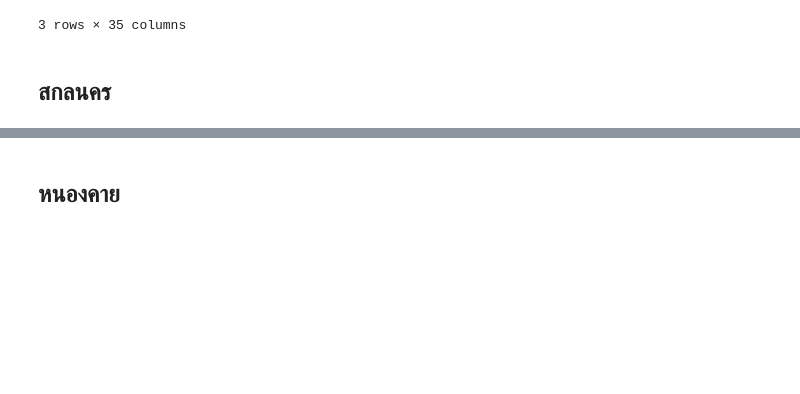
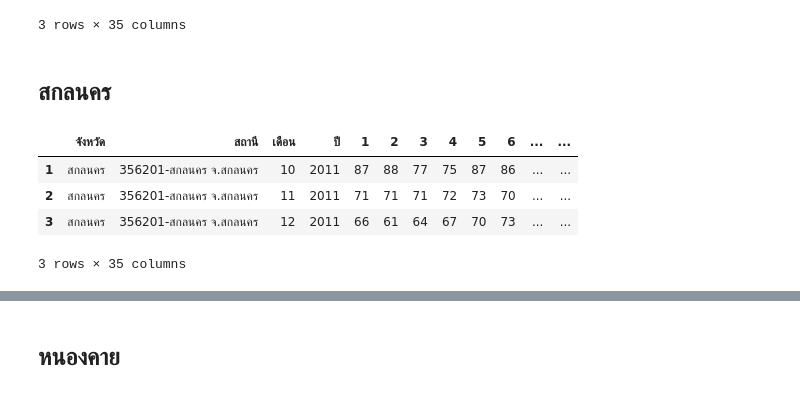
Before and after one commit to jirapat-tho/bsc_dpdm22, a Jupyter notebook: Quiz.ipynb, the cells around one changed output, grey strips where cells are left out. Drawn from its saved outputs; the diff is of its cells as text; code cells hidden in the pictures; blank space fills up the shorter version.

```diff
--- a/Quiz.ipynb
+++ b/Quiz.ipynb
@@ -167,8 +168,15 @@ humidity_skn.columns.values[3:34] =['1','2','3','4','5','6','7','8','9','10','11
 # %%
 humidity_skn['จังหวัด'] = 'สกลนคร'
 # %%
-humidity_skn['เดือน'] =humidity_lei['เดือน/ปี'].dt.month
+humidity_skn['เดือน'] =humidity_skn['เดือน/ปี'].dt.month
 # %%
-humidity_skn['ปี'] = humidity_lei['เดือน/ปี'].dt.year
+humidity_skn['ปี'] = humidity_skn['เดือน/ปี'].dt.year
 # %%
 hum_skn = humidity_skn[['จังหวัด','สถานี','เดือน','ปี','1','2','3','4','5','6','7','8','9','10','11','12','13','14','15','16','17','18','19','20','21','22','23','24','25','26','27','28','29','30','31']]
+hum_skn.head(3)
+# %% [output]
+|  | จังหวัด | สถานี | เดือน | ปี | 1 | 2 | 3 | 4 | 5 | 6 | ... | ... |
+| 1 | สกลนคร | 356201-สกลนคร จ.สกลนคร | 10 | 2011 | 87 | 88 | 77 | 75 | 87 | 86 | ... | ... |
+| 2 | สกลนคร | 356201-สกลนคร จ.สกลนคร | 11 | 2011 | 71 | 71 | 71 | 72 | 73 | 70 | ... | ... |
+| 3 | สกลนคร | 356201-สกลนคร จ.สกลนคร | 12 | 2011 | 66 | 61 | 64 | 67 | 70 | 73 | ... | ... |
+3 rows × 35 columns
```
Also changed, not shown: parts of 133 cells of this notebook.
